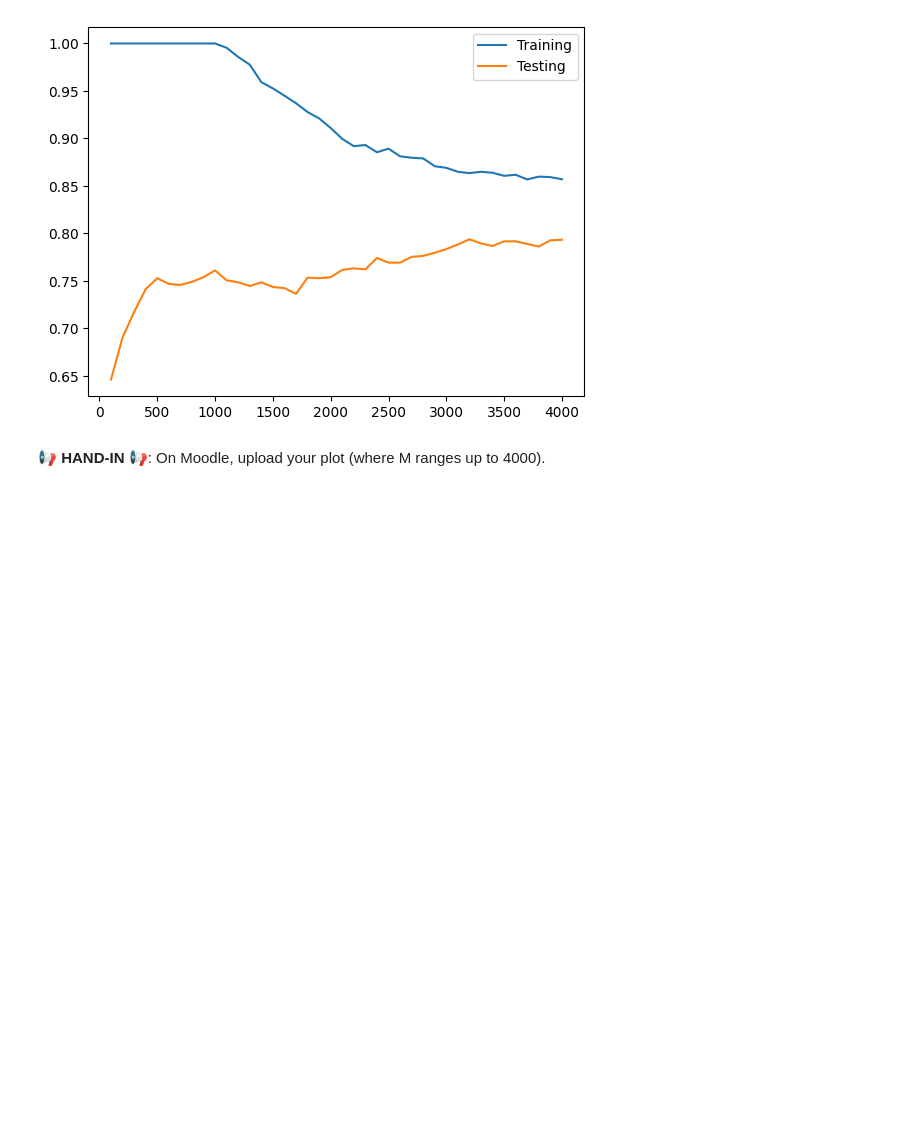
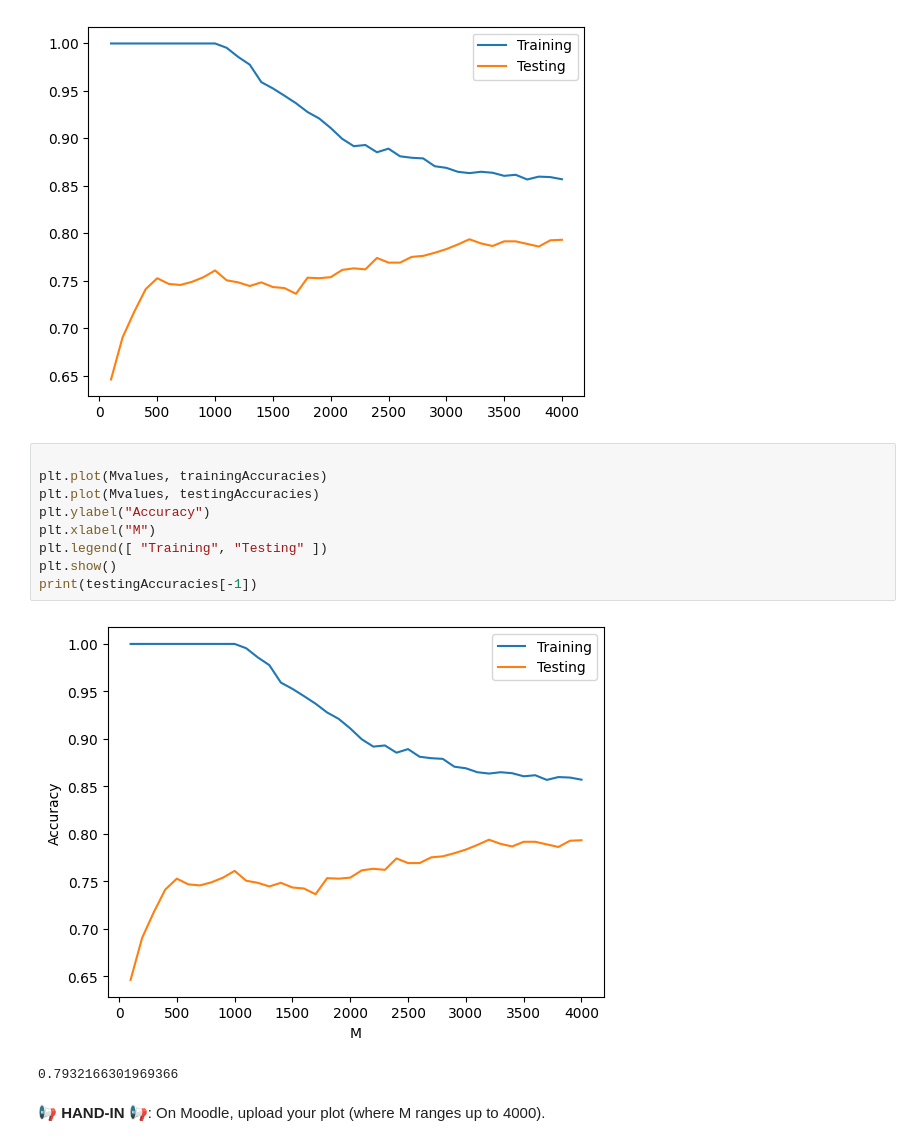
Before and after one commit to Suhejl/MLDM_Labs, a Jupyter notebook: week4/L04_Logistic_Regression.ipynb, the cells around one changed output. Saved outputs shown, nothing was run; the diff lists cells and outputs as text; blank space fills up the shorter version.

```diff
--- a/week4/L04_Logistic_Regression.ipynb
+++ b/week4/L04_Logistic_Regression.ipynb
@@ -264,6 +309,18 @@ plt.legend([ "Training", "Testing" ])
 plt.show()
 # %% [output]
 [figure]
+# %%
+
+plt.plot(Mvalues, trainingAccuracies)
+plt.plot(Mvalues, testingAccuracies)
+plt.ylabel("Accuracy")
+plt.xlabel("M")
+plt.legend([ "Training", "Testing" ])
+plt.show()
+print(testingAccuracies[-1])
+# %% [output]
+[figure, added]
+0.7932166301969366
 # %% [markdown]
 📢 **HAND-IN** 📢:
 On Moodle, upload your plot (where M ranges up to 4000).
```
Also changed, not shown: parts of 7 cells of this notebook.
